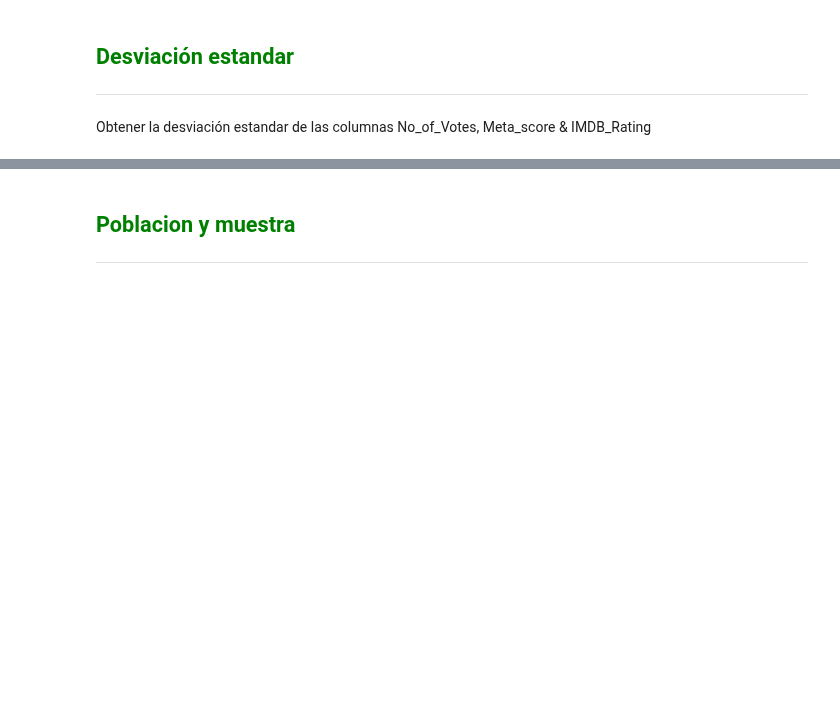
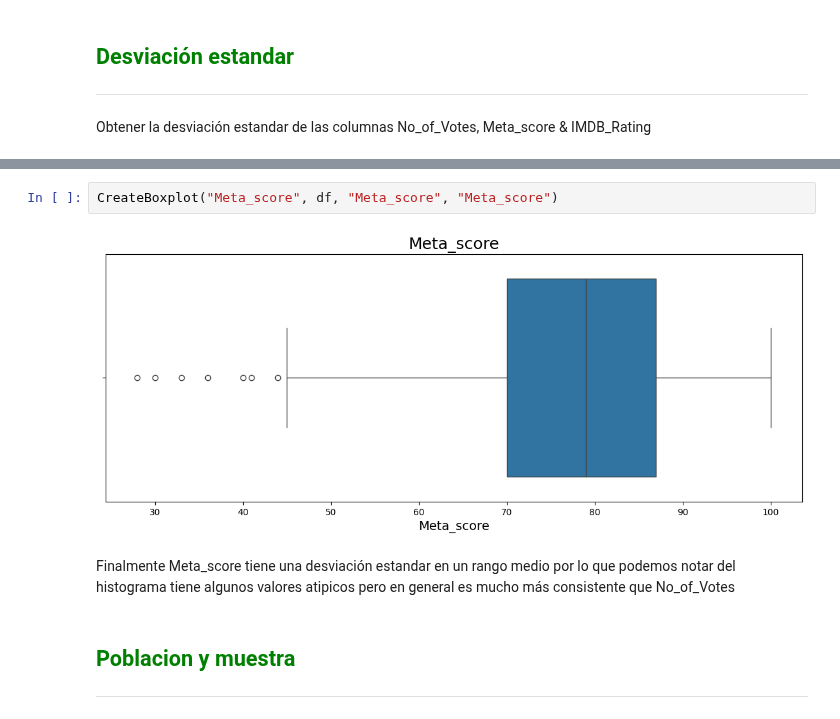
Before and after one commit to mitsiu-carreno/data_science_content, a Jupyter notebook: 2_sem/met_num_2/s13_final_project.ipynb, the cells around one changed output, grey strips where cells are left out. Cells and saved outputs as stored; diff of their text form; blank space fills up the shorter version.

```diff
--- a/2_sem/met_num_2/s13_final_project.ipynb
+++ b/2_sem/met_num_2/s13_final_project.ipynb
@@ -378,3 +396,9 @@ R = *Escribir su respuesta aqui*
+# %%
+CreateBoxplot("Meta_score", df, "Meta_score", "Meta_score")
+# %% [output]
+[figure, added]
+# %% [markdown]
+Finalmente Meta_score tiene una desviación estandar en un rango medio por lo que podemos notar del histograma tiene algunos valores atipicos pero en general es mucho más consistente que No_of_Votes
 # %% [markdown]
 ## <font color=green>Poblacion y muestra</font>
 ***
```
Also changed, not shown: parts of 19 cells of this notebook, 3 other files.
